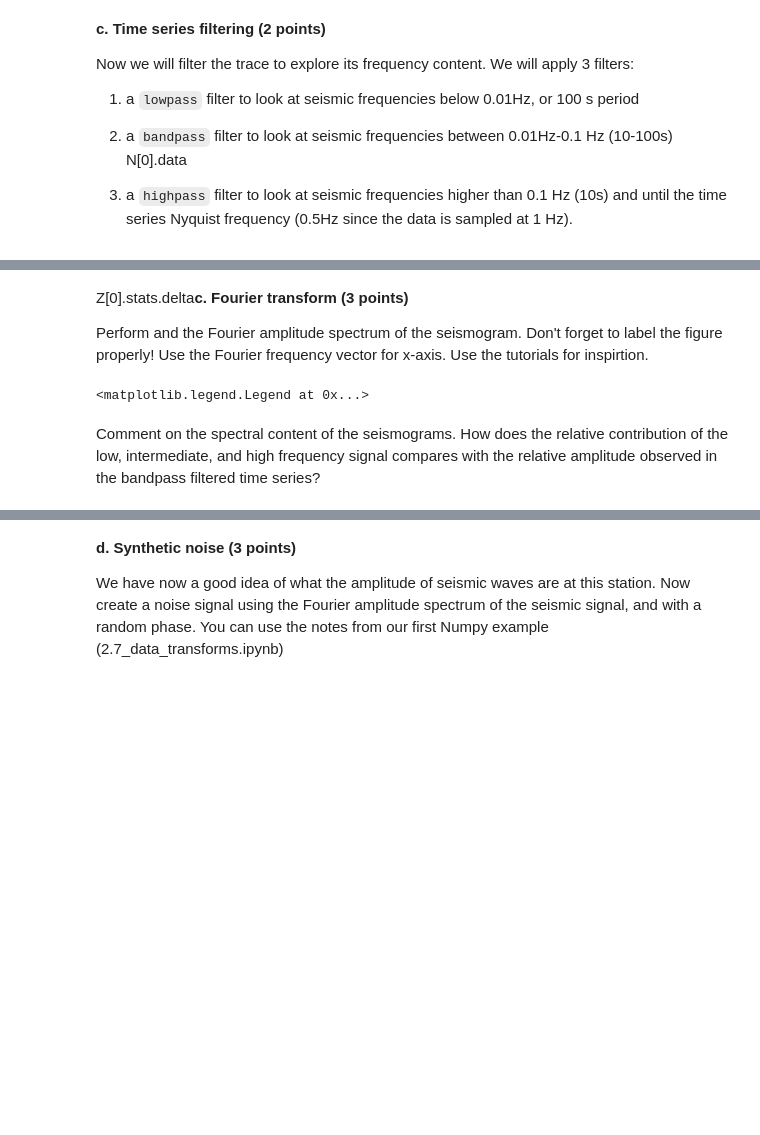
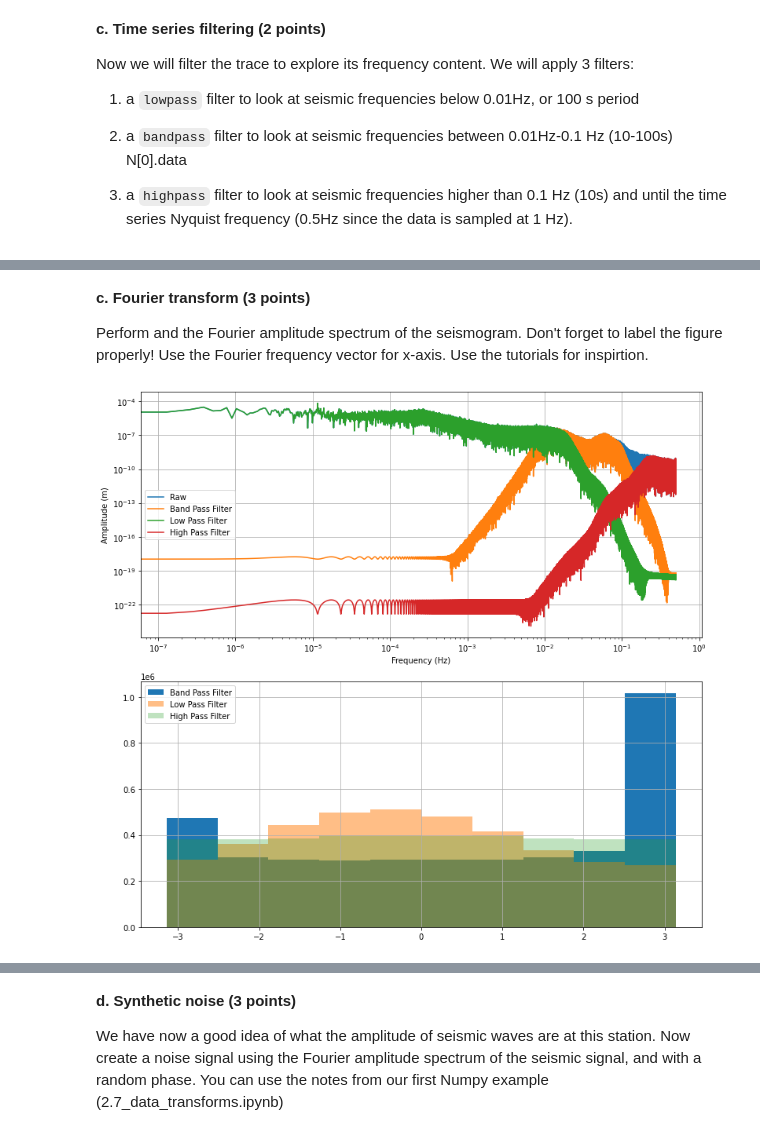
Before and after one commit to UW-ESS-DS/MLGeo2023-dlhogan97, a Jupyter notebook: notebooks/homework_3.ipynb, the cells around one changed output, grey strips where cells are left out. Saved outputs shown, nothing was run; the diff lists cells and outputs as text; code cells hidden in the pictures; blank space fills up the shorter version.

```diff
--- a/notebooks/homework_3.ipynb
+++ b/notebooks/homework_3.ipynb
@@ -137,5 +183,5 @@ high_filtered = butter_highpass_filter(z, highpass, fs, order=5)
 # %% [markdown]
-Z[0].stats.delta**c. Fourier transform (3 points)**
+**c. Fourier transform (3 points)**
 
 
 Perform and the Fourier amplitude spectrum of the seismogram. Don't forget to label the figure properly! Use the Fourier frequency vector for x-axis. Use the tutorials for inspirtion.
@@ -145,38 +191,36 @@ Perform and the Fourier amplitude spectrum of the seismogram. Don't forget to la
 # compute Fourier transform of the noise time series
 from scipy.fftpack import fft, ifft, fftfreq, next_fast_len
 
-npts = band_filtered.shape[0]
+npts = band_filtered.data.shape[0]
 ## FFT the signals
 # fill up until 2^N value to speed up the FFT
-Nfft = next_fast_len(int(band_filtered.shape[0])) # this will be an even number
+Nfft = next_fast_len(npts) # this will be an even number
 freqVec = fftfreq(Nfft,)[:Nfft//2]
 z_hat = fft(z,n=Nfft)
-z_bandfilt_hat = fft(band_filtered,n=Nfft)
-z_lowfilt_hat = fft(low_filtered,n=Nfft)
-z_highfilt_hat = fft(high_filtered,n=Nfft)
+z_bandfilt_hat = fft(band_filtered.data,n=Nfft)
+z_lowfilt_hat = fft(low_filtered.data,n=Nfft)
+z_highfilt_hat = fft(high_filtered.data,n=Nfft)
 # %%
 fig,axs=plt.subplots(2,1,figsize=(11,10), tight_layout=True)
 ax=axs[0]
 
 ax.plot(freqVec,np.abs(z_hat[:Nfft//2])/Nfft, label='Raw')
 ax.plot(freqVec,np.abs(z_bandfilt_hat[:Nfft//2])/Nfft, label='Band Pass Filter')
 ax.plot(freqVec,np.abs(z_lowfilt_hat[:Nfft//2])/Nfft, label='Low Pass Filter')
 ax.plot(freqVec,np.abs(z_highfilt_hat[:Nfft//2])/Nfft, label='High Pass Filter')
 ax.grid(True)
 ax.set_xscale('log');
 ax.set_yscale('log')
 ax.set_xlabel('Frequency (Hz)');
-ax.set_ylabel('Amplitude (m/s)')
+ax.set_ylabel('Amplitude (m)')
 # ax.set_ylim(10e-13, 10e3)
-ax.legend()
+ax.legend();
 
 ax=axs[1]
 ax.hist(np.angle(z_bandfilt_hat[:Nfft//2]), label='Band Pass Filter',)
 ax.hist(np.angle(z_lowfilt_hat[:Nfft//2]), label='Low Pass Filter', alpha=0.5)
 ax.hist(np.angle(z_highfilt_hat[:Nfft//2]), label='High Pass Filter', alpha=0.3)
 ax.grid(True)
-ax.legend()
+ax.legend();
 # %% [output]
-<matplotlib.legend.Legend at 0x...>
+[figure, added]
-# %% [markdown]
-Comment on the spectral content of the seismograms. How does the relative contribution of the low, intermediate, and high frequency signal compares with the relative amplitude observed in the bandpass filtered time series?
```
Also changed, not shown: parts of 56 cells of this notebook.
